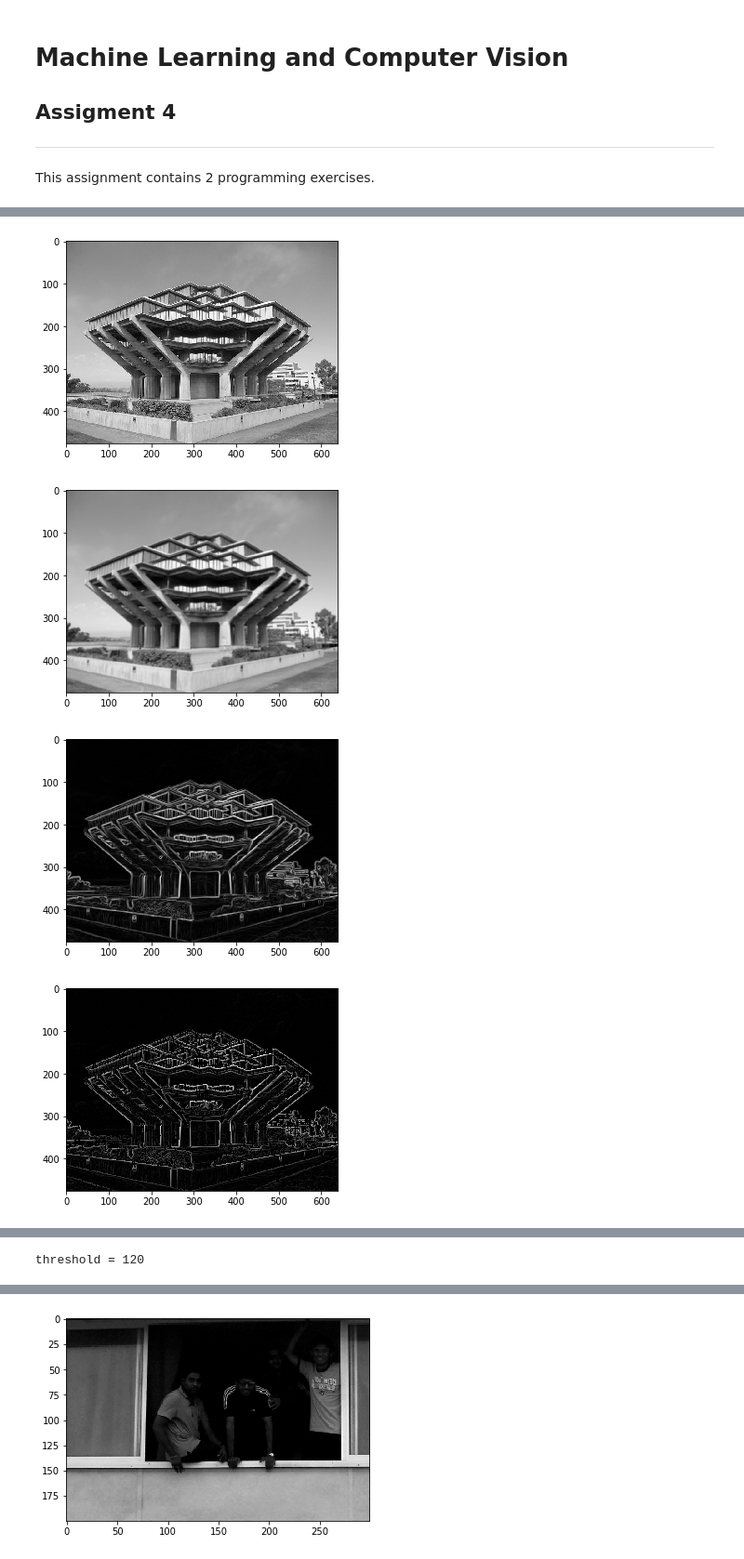
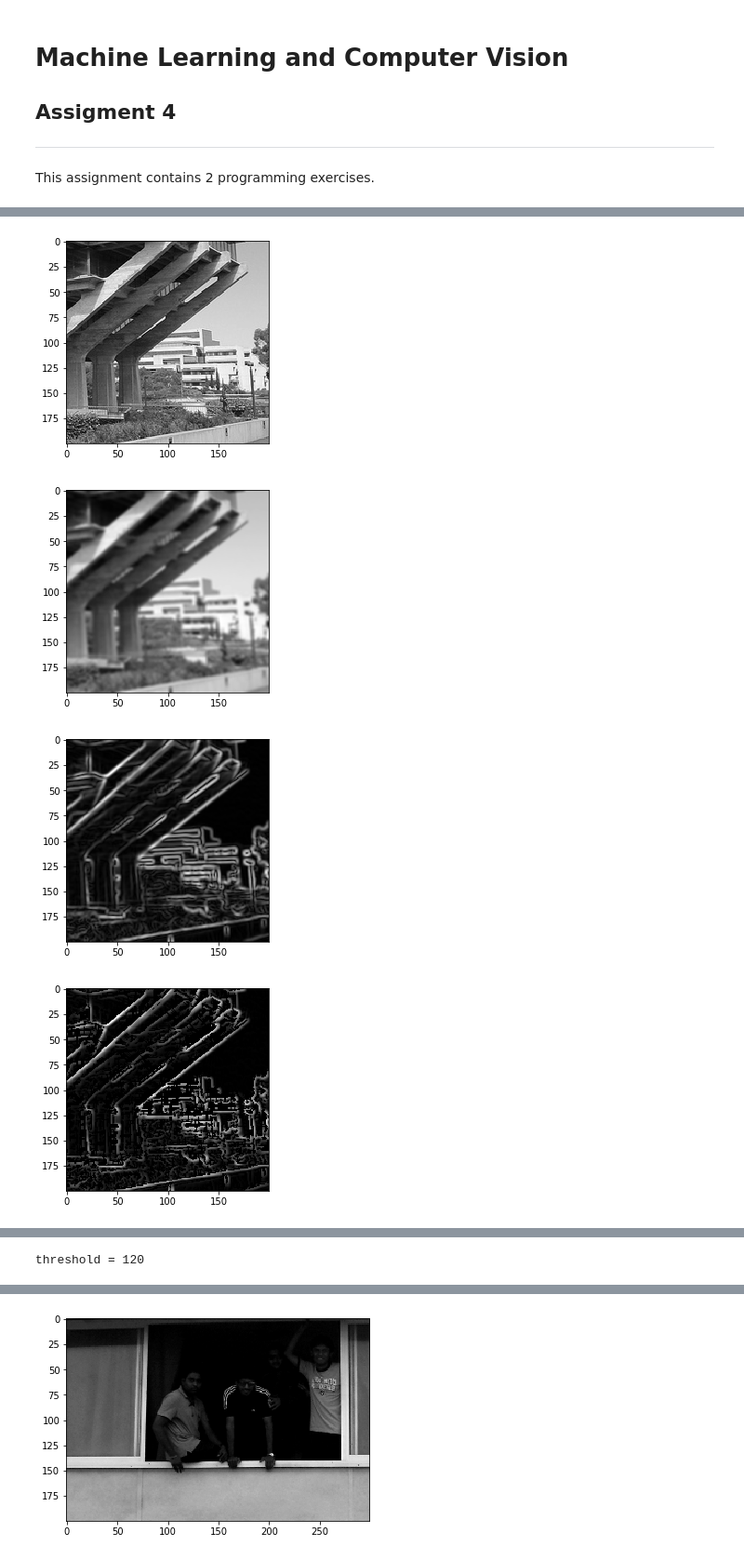
Before and after one commit to wxharry/Computer-vision, a Jupyter notebook: Semantic Segmentation with application in Computer Vision (Xiaohan)/assignment4/assignment4.ipynb, the cells around one changed output, grey strips where cells are left out. Shown at 93% size. Saved outputs shown, nothing was run; the diff lists cells and outputs as text; code cells hidden in the pictures.

```diff
--- a/Semantic Segmentation with application in Computer Vision (Xiaohan)/assignment4/assignment4.ipynb
+++ b/Semantic Segmentation with application in Computer Vision (Xiaohan)/assignment4/assignment4.ipynb
@@ -85,10 +85,28 @@ def canny_edge(img, te):
     gy = signal.convolve2d(smothing, ky, boundary='symm', mode='same')
 
     g = np.sqrt(gx*gx + gy*gy)
+#     theta_round = np.arctan(gy/gx)
+#     theta_round = np.round(theta_round*180/np.pi)
+#     h, w = g.shape
+#     mag = g.copy()
+
+#     for i in range(1,h-1):
+#         for j in range(1,w-1):
+#             if theta_round[i,j] == 0 or theta_round[i,j] == 180 or theta_round[i,j] == -180:
+#                 if mag[i,j] <= mag[i,j-1]or mag[i,j]<= mag[i,j+1]:
+#                     mag[i,j] = 0;
+#             elif theta_round[i,j] == 45 or theta_round[i,j] == -135:
+#                 if mag[i,j] <= mag[i-1,j+1] or mag[i,j]<= mag[i+1,j+1]:
+#                     mag[i,j] = 0;
+#             elif theta_round[i,j] == -45 or theta_round[i,j] == 135:
+#                 if mag[i,j] <= mag[i+1,j+1]or mag[i,j]<= mag[i-1,j-1]:
+#                     mag[i,j] = 0;
+#             elif theta_round[i,j] == 90 or theta_round[i,j] == -90:
+#                 if mag[i,j] <= mag[i-1,j]or mag[i,j]<= mag[i+1,j]:
+#                     mag[i,j] = 0;
     gdir = np.arctan(gy/gx)
     gdir = np.round(gdir*4/np.pi)+3
     gg = np.copy(g)
-
     for i in range(g.shape[0]):
         for j in range(g.shape[1]):
             p, q = i, j
@@ -133,35 +151,35 @@ def canny_edge(img, te):
                     gg[i,j]=0
                 p, q = p-1, q+1
         detected_img = np.copy(gg)
         for i in range(img.shape[0]):
             for j in range(img.shape[1]):
                 if gg[i, j] > te:
                     detected_img[i, j] = 1
                 else:
                     detected_img[i, j] = 0
     return smothing, g, gg, detected_img
 #     return gdir
 #     return detected_img
 
 #Import image here
 im = imread('geisel.jpg')
 te = 120
-grayim = rgb2gray(im)
+grayim = rgb2gray(im[200:400, 400:600])
 plt.imshow(grayim, cmap='gray')
 
 smothingim, g, gg, detected_img = canny_edge(grayim, te)
 plt.figure()
 plt.imshow(smothingim, cmap='gray')
 plt.figure()
 plt.imshow(g, cmap='gray')
 plt.figure()
 plt.imshow(gg, cmap='gray')
 plt.figure()
 plt.imshow(detected_img, cmap='gray')
 plt.show()
 print('threshold = %d' %te)
 # %% [output]
-[figure, old version]
+[figure, new version]
-[figure, old version]
+[figure, new version]
-[figure, old version]
+[figure, new version]
-[figure, old version]
+[figure, new version]
```
Also changed, not shown: parts of 2 cells of this notebook.
